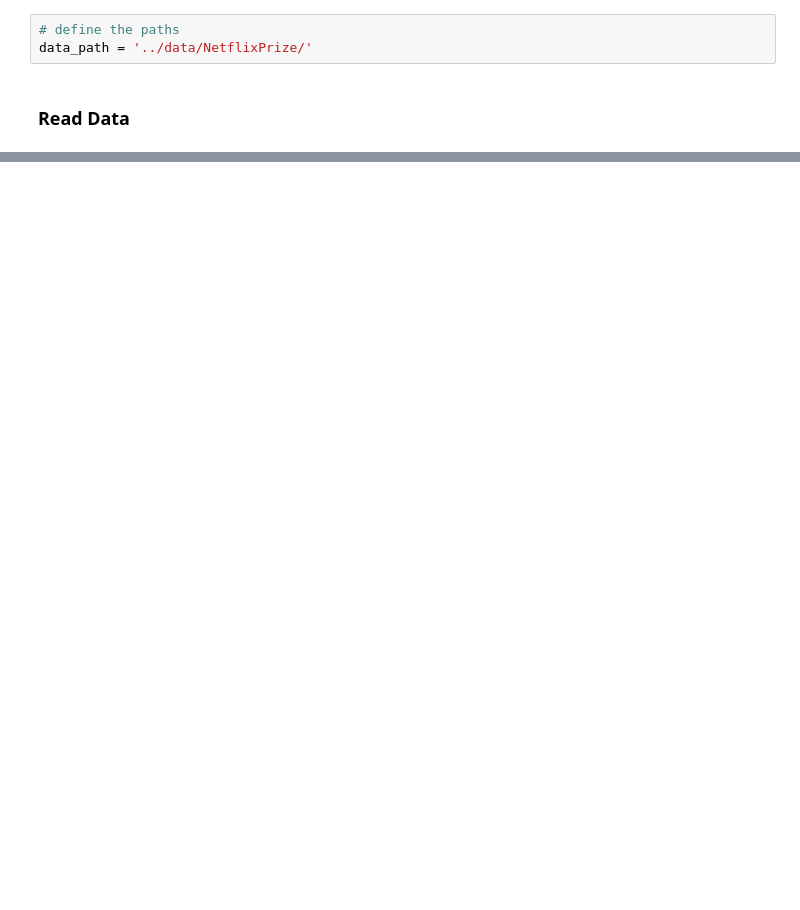
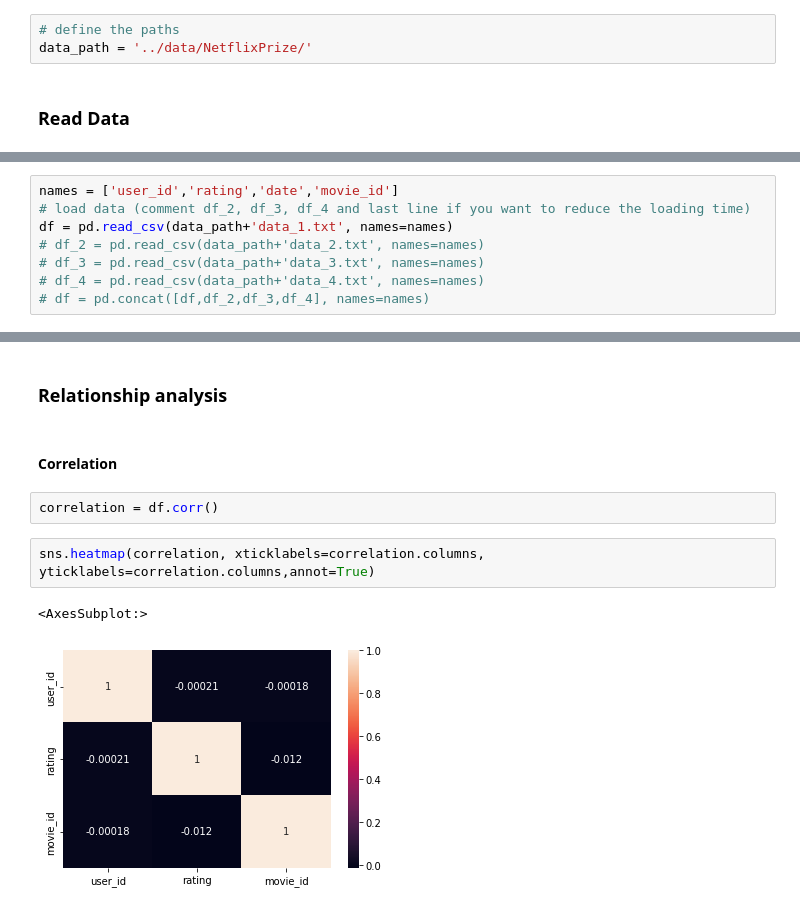
Before and after one commit to LamHo220/movie-recommender, a Jupyter notebook: DataExploration/NetflixPrize.ipynb, the cells around one changed output, grey strips where cells are left out. Saved outputs shown, nothing was run; the diff lists cells and outputs as text; blank space fills up the shorter version.

```diff
--- a/DataExploration/NetflixPrize.ipynb
+++ b/DataExploration/NetflixPrize.ipynb
@@ -195,0 +88,8 @@ Name: rating, dtype: float64
+# %%
+names = ['user_id','rating','date','movie_id']
+# load data (comment df_2, df_3, df_4 and last line if you want to reduce the loading time)
+df = pd.read_csv(data_path+'data_1.txt', names=names)
+# df_2 = pd.read_csv(data_path+'data_2.txt', names=names)
+# df_3 = pd.read_csv(data_path+'data_3.txt', names=names)
+# df_4 = pd.read_csv(data_path+'data_4.txt', names=names)
+# df = pd.concat([df,df_2,df_3,df_4], names=names)
@@ -195,0 +192,11 @@ Name: rating, dtype: float64
+# %% [markdown]
+### Relationship analysis
+# %% [markdown]
+#### Correlation
+# %%
+correlation = df.corr()
+# %%
+sns.heatmap(correlation, xticklabels=correlation.columns, yticklabels=correlation.columns,annot=True)
+# %% [output]
+<AxesSubplot:>
+[figure, added]
```
Also changed, not shown: parts of 45 cells of this notebook.
